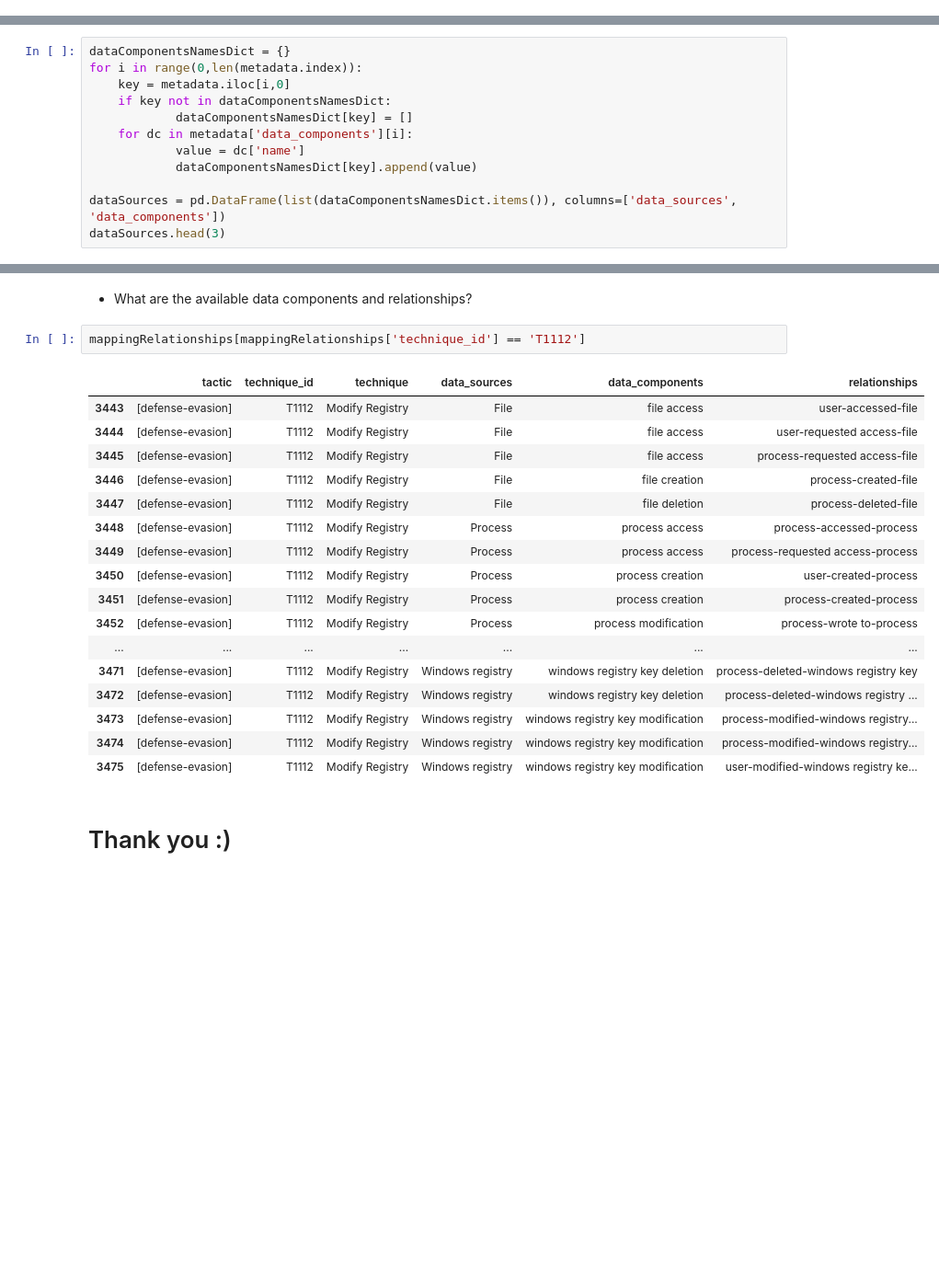
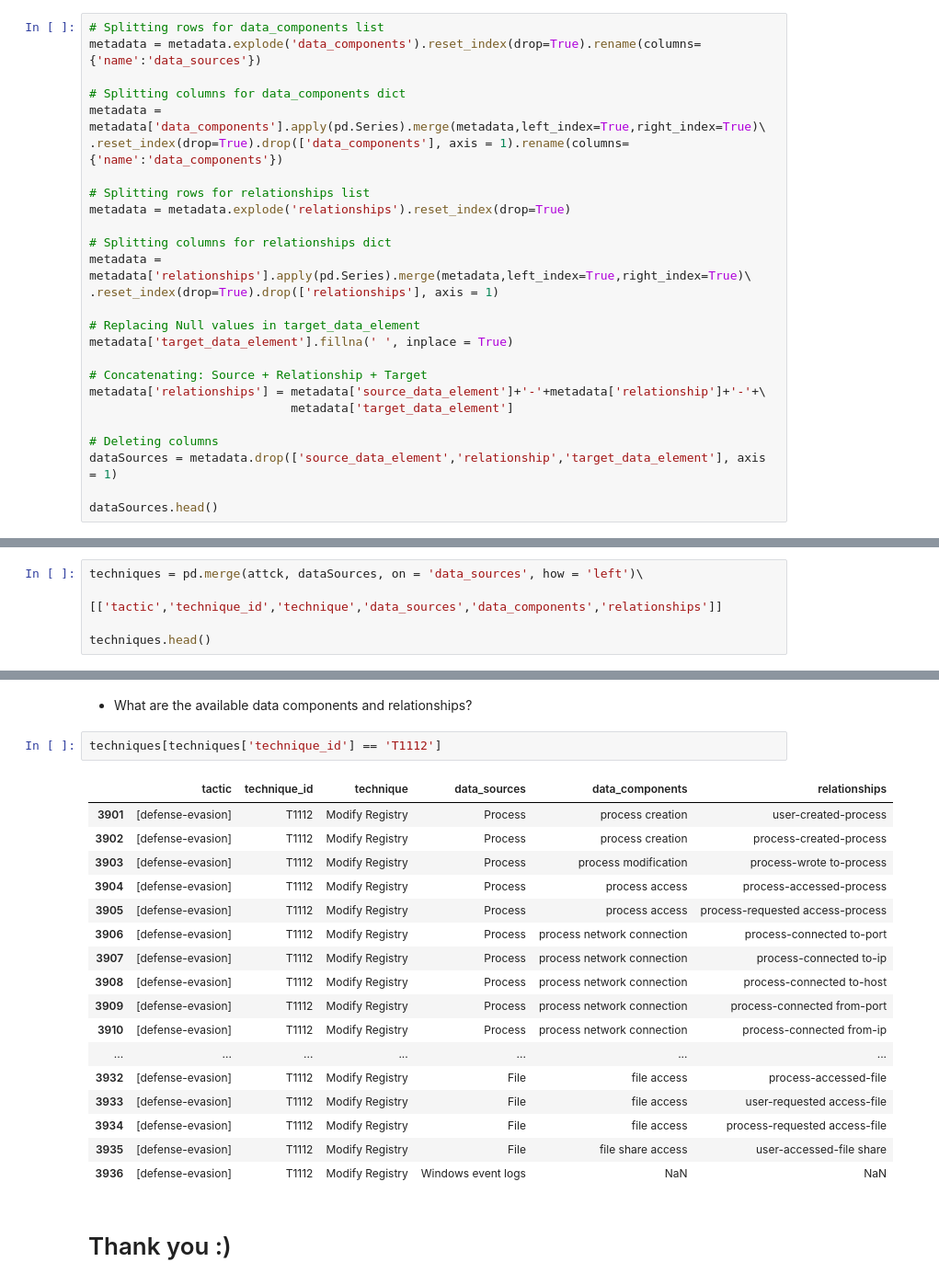
Before and after one commit to mitre-attack/attack-datasources, a Jupyter notebook: DataSourcesDefinition.ipynb, the cells around one changed output, grey strips where cells are left out. Shown: that part at 92% size. Saved outputs shown, nothing was run; the diff lists cells and outputs as text; blank space fills up the shorter version.

```diff
--- a/DataSourcesDefinition.ipynb
+++ b/DataSourcesDefinition.ipynb
@@ -100,0 +96,26 @@ metadata.head(3)
+# %%
+# Splitting rows for data_components list
+metadata = metadata.explode('data_components').reset_index(drop=True).rename(columns={'name':'data_sources'})
+
+# Splitting columns for data_components dict
+metadata = metadata['data_components'].apply(pd.Series).merge(metadata,left_index=True,right_index=True)\
+.reset_index(drop=True).drop(['data_components'], axis = 1).rename(columns={'name':'data_components'})
+
+# Splitting rows for relationships list
+metadata = metadata.explode('relationships').reset_index(drop=True)
+
+# Splitting columns for relationships dict
+metadata = metadata['relationships'].apply(pd.Series).merge(metadata,left_index=True,right_index=True)\
+.reset_index(drop=True).drop(['relationships'], axis = 1)
+
+# Replacing Null values in target_data_element
+metadata['target_data_element'].fillna(' ', inplace = True)
+
+# Concatenating: Source + Relationship + Target
+metadata['relationships'] = metadata['source_data_element']+'-'+metadata['relationship']+'-'+\
+                            metadata['target_data_element']
+
+# Deleting columns
+dataSources = metadata.drop(['source_data_element','relationship','target_data_element'], axis = 1)
+
+dataSources.head()
@@ -103,12 +130,0 @@ metadata.head(3)
-# %%
-dataComponentsNamesDict = {}
-for i in range(0,len(metadata.index)):
-    key = metadata.iloc[i,0]
-    if key not in dataComponentsNamesDict:
-            dataComponentsNamesDict[key] = []
-    for dc in metadata['data_components'][i]:
-            value = dc['name']
-            dataComponentsNamesDict[key].append(value)
-
-dataSources = pd.DataFrame(list(dataComponentsNamesDict.items()), columns=['data_sources', 'data_components'])
-dataSources.head(3)
@@ -244,0 +168,5 @@ mappingRelationships.head()
+# %%
+techniques = pd.merge(attck, dataSources, on = 'data_sources', how = 'left')\
+             [['tactic','technique_id','technique','data_sources','data_components','relationships']]
+
+techniques.head()
@@ -257,24 +192,24 @@ attck[attck['technique_id'] == 'T1112']
 # %% [markdown]
 * What are the available data components and relationships?
 # %%
-mappingRelationships[mappingRelationships['technique_id'] == 'T1112']
+techniques[techniques['technique_id'] == 'T1112']
 # %% [output]
 |  | tactic | technique_id | technique | data_sources | data_components | relationships |
-| 3443 | [defense-evasion] | T1112 | Modify Registry | File | file access | user-accessed-file |
-| 3444 | [defense-evasion] | T1112 | Modify Registry | File | file access | user-requested access-file |
-| 3445 | [defense-evasion] | T1112 | Modify Registry | File | file access | process-requested access-file |
-| 3446 | [defense-evasion] | T1112 | Modify Registry | File | file creation | process-created-file |
-| 3447 | [defense-evasion] | T1112 | Modify Registry | File | file deletion | process-deleted-file |
-| 3448 | [defense-evasion] | T1112 | Modify Registry | Process | process access | process-accessed-process |
-| 3449 | [defense-evasion] | T1112 | Modify Registry | Process | process access | process-requested access-process |
-| 3450 | [defense-evasion] | T1112 | Modify Registry | Process | process creation | user-created-process |
-| 3451 | [defense-evasion] | T1112 | Modify Registry | Process | process creation | process-created-process |
-| 3452 | [defense-evasion] | T1112 | Modify Registry | Process | process modification | process-wrote to-process |
+| 3901 | [defense-evasion] | T1112 | Modify Registry | Process | process creation | user-created-process |
+| 3902 | [defense-evasion] | T1112 | Modify Registry | Process | process creation | process-created-process |
+| 3903 | [defense-evasion] | T1112 | Modify Registry | Process | process modification | process-wrote to-process |
+| 3904 | [defense-evasion] | T1112 | Modify Registry | Process | process access | process-accessed-process |
+| 3905 | [defense-evasion] | T1112 | Modify Registry | Process | process access | process-requested access-process |
+| 3906 | [defense-evasion] | T1112 | Modify Registry | Process | process network connection | process-connected to-port |
+| 3907 | [defense-evasion] | T1112 | Modify Registry | Process | process network connection | process-connected to-ip |
+| 3908 | [defense-evasion] | T1112 | Modify Registry | Process | process network connection | process-connected to-host |
+| 3909 | [defense-evasion] | T1112 | Modify Registry | Process | process network connection | process-connected from-port |
+| 3910 | [defense-evasion] | T1112 | Modify Registry | Process | process network connection | process-connected from-ip |
 | ... | ... | ... | ... | ... | ... | ... |
-| 3471 | [defense-evasion] | T1112 | Modify Registry | Windows registry | windows registry key deletion | process-deleted-windows registry key |
-| 3472 | [defense-evasion] | T1112 | Modify Registry | Windows registry | windows registry key deletion | process-deleted-windows registry ... |
-| 3473 | [defense-evasion] | T1112 | Modify Registry | Windows registry | windows registry key modification | process-modified-windows registry... |
-| 3474 | [defense-evasion] | T1112 | Modify Registry | Windows registry | windows registry key modification | process-modified-windows registry... |
-| 3475 | [defense-evasion] | T1112 | Modify Registry | Windows registry | windows registry key modification | user-modified-windows registry ke... |
+| 3932 | [defense-evasion] | T1112 | Modify Registry | File | file access | process-accessed-file |
+| 3933 | [defense-evasion] | T1112 | Modify Registry | File | file access | user-requested access-file |
+| 3934 | [defense-evasion] | T1112 | Modify Registry | File | file access | process-requested access-file |
+| 3935 | [defense-evasion] | T1112 | Modify Registry | File | file share access | user-accessed-file share |
+| 3936 | [defense-evasion] | T1112 | Modify Registry | Windows event logs | NaN | NaN |
 # %% [markdown]
 # Thank you :)
```
Also changed, not shown: parts of 28 cells of this notebook.
